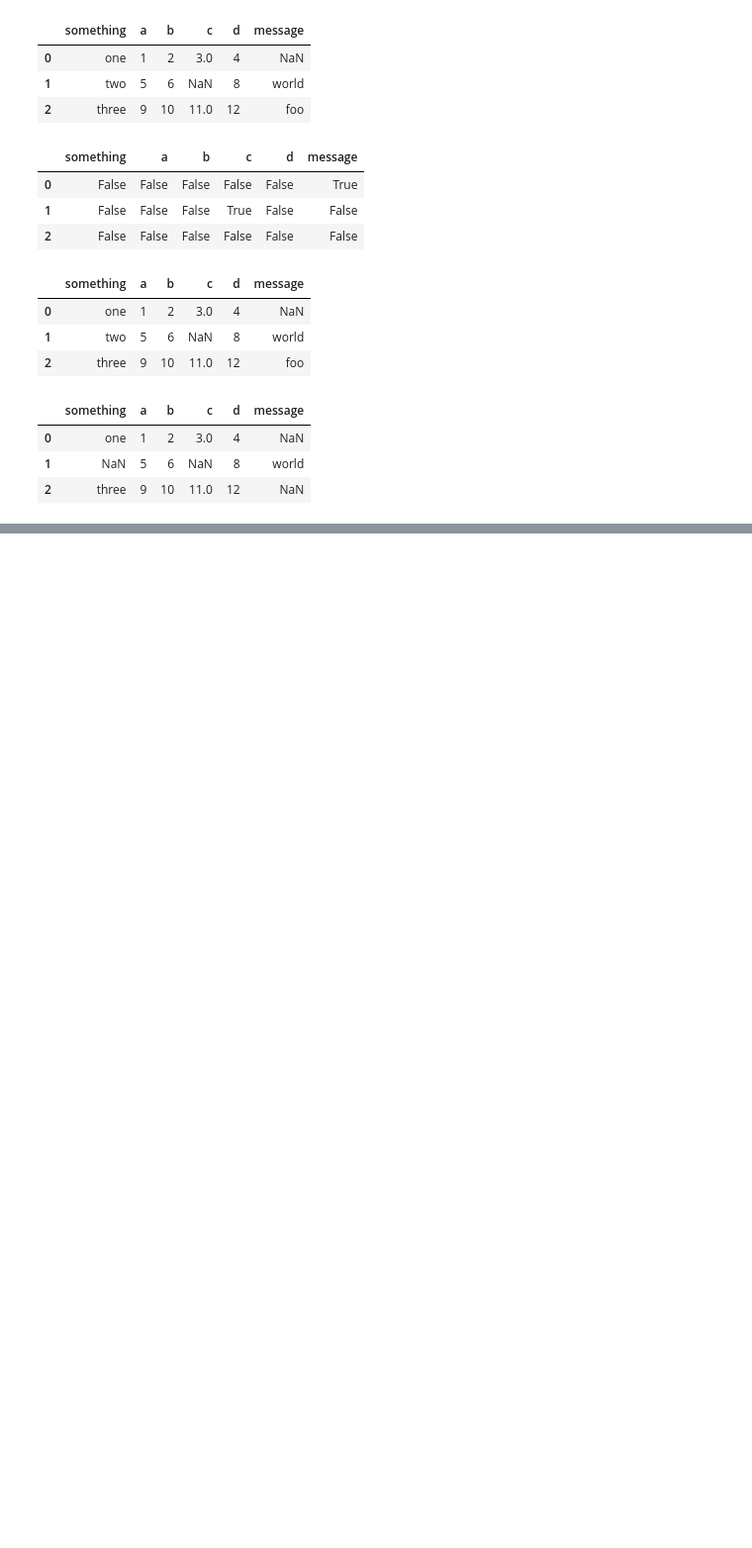
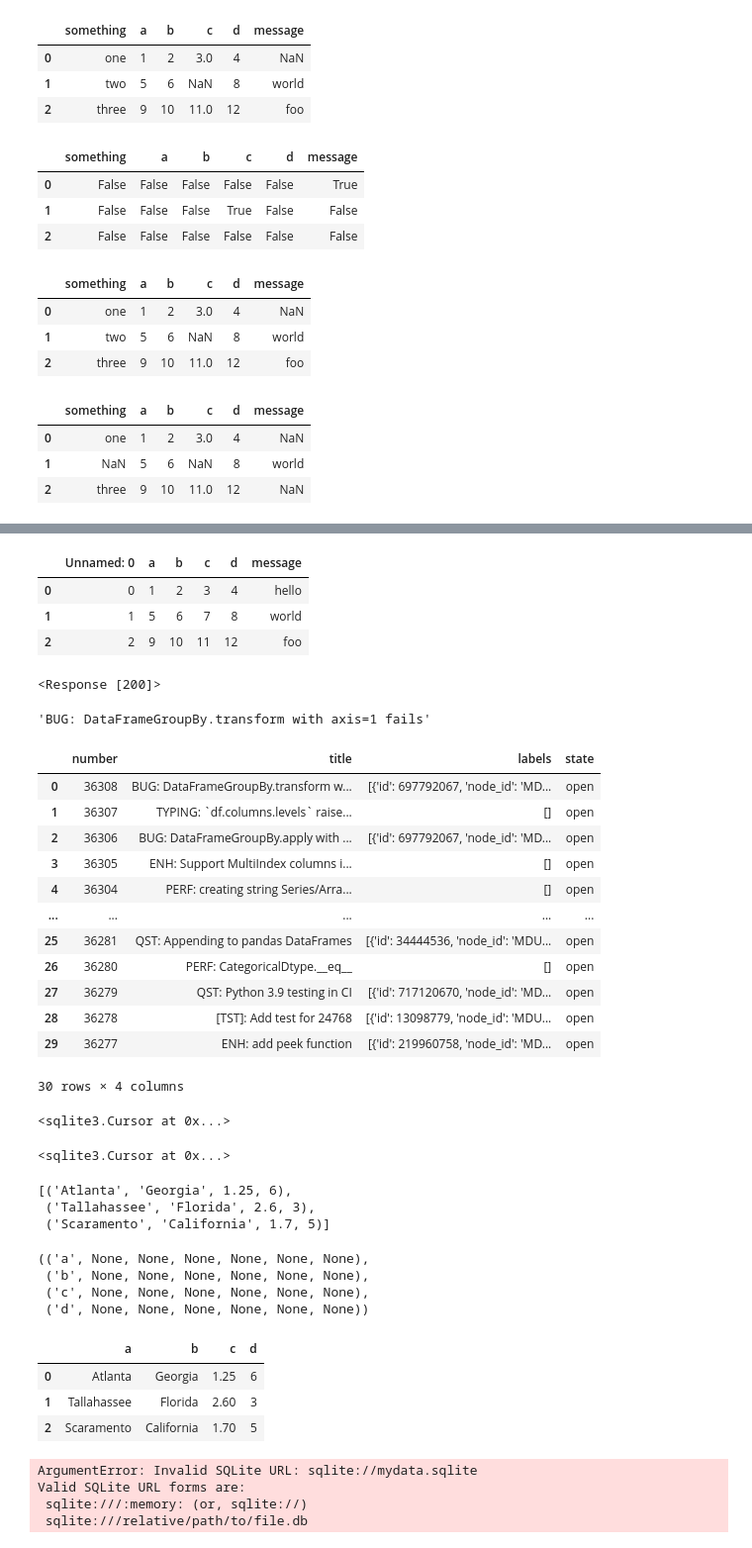
Before and after one commit to bartezz32/pandas-anaconda, a Jupyter notebook: chapter6/IO_and_Files.ipynb, the cells around one changed output, grey strips where cells are left out. Shown: that part at 99% size. Cells and saved outputs as stored; diff of their text form; code cells hidden in the pictures; blank space fills up the shorter version.

```diff
--- a/chapter6/IO_and_Files.ipynb
+++ b/chapter6/IO_and_Files.ipynb
@@ -134,0 +486,8 @@ pd.read_csv("ex5.csv", na_values=sentinels)
+# %%
+xlsx =  pd.ExcelFile('ex1.xlsx')
+pd.read_excel(xlsx,'Sheet1')
+# %% [output]
+|  | Unnamed: 0 | a | b | c | d | message |
+| 0 | 0 | 1 | 2 | 3 | 4 | hello |
+| 1 | 1 | 5 | 6 | 7 | 8 | world |
+| 2 | 2 | 9 | 10 | 11 | 12 | foo |
@@ -134,0 +502,29 @@ pd.read_csv("ex5.csv", na_values=sentinels)
+# %%
+url = 'https://api.github.com/repos/pandas-dev/pandas/issues'
+resp = requests.get(url)
+resp
+# %% [output]
+<Response [200]>
+# %%
+data = resp.json()
+# %%
+data[0]['title']
+# %% [output]
+'BUG: DataFrameGroupBy.transform with axis=1 fails'
+# %%
+issues = pd.DataFrame(data,columns=['number','title','labels','state'])
+issues
+# %% [output]
+|  | number | title | labels | state |
+| 0 | 36308 | BUG: DataFrameGroupBy.transform w... | [{'id': 697792067, 'node_id': 'MD... | open |
+| 1 | 36307 | TYPING: `df.columns.levels` raise... | [] | open |
+| 2 | 36306 | BUG: DataFrameGroupBy.apply with ... | [{'id': 697792067, 'node_id': 'MD... | open |
+| 3 | 36305 | ENH: Support MultiIndex columns i... | [] | open |
+| 4 | 36304 | PERF: creating string Series/Arra... | [] | open |
+| ... | ... | ... | ... | ... |
+| 25 | 36281 | QST: Appending to pandas DataFrames | [{'id': 34444536, 'node_id': 'MDU... | open |
+| 26 | 36280 | PERF: CategoricalDtype.__eq__ | [] | open |
+| 27 | 36279 | QST: Python 3.9 testing in CI | [{'id': 717120670, 'node_id': 'MD... | open |
+| 28 | 36278 | [TST]: Add test for 24768 | [{'id': 13098779, 'node_id': 'MDU... | open |
+| 29 | 36277 | ENH: add peek function | [{'id': 219960758, 'node_id': 'MD... | open |
+30 rows × 4 columns
@@ -134,0 +538,5 @@ pd.read_csv("ex5.csv", na_values=sentinels)
+# %%
+con = sqlite3.connect('mydata.sqlite')
+con.execute(query)
+# %% [output]
+<sqlite3.Cursor at 0x...>
@@ -134,0 +545,8 @@ pd.read_csv("ex5.csv", na_values=sentinels)
+# %%
+data = [('Atlanta','Georgia',1.25,6),
+       ('Tallahassee', 'Florida',2.6,3),
+       ('Scaramento', 'California',1.7,5)]
+stmt = "INSERT INTO test VALUES(?, ?, ?, ?)"
+con.executemany(stmt, data)
+# %% [output]
+<sqlite3.Cursor at 0x...>
@@ -134,0 +555,22 @@ pd.read_csv("ex5.csv", na_values=sentinels)
+# %%
+cursor = con.execute('select * from test')
+rows = cursor.fetchall()
+rows
+# %% [output]
+[('Atlanta', 'Georgia', 1.25, 6),
+ ('Tallahassee', 'Florida', 2.6, 3),
+ ('Scaramento', 'California', 1.7, 5)]
+# %%
+cursor.description
+# %% [output]
+(('a', None, None, None, None, None, None),
+ ('b', None, None, None, None, None, None),
+ ('c', None, None, None, None, None, None),
+ ('d', None, None, None, None, None, None))
+# %%
+pd.DataFrame(rows, columns=[x[0] for x in cursor.description])
+# %% [output]
+|  | a | b | c | d |
+| 0 | Atlanta | Georgia | 1.25 | 6 |
+| 1 | Tallahassee | Florida | 2.60 | 3 |
+| 2 | Scaramento | California | 1.70 | 5 |
@@ -134,0 +579,8 @@ pd.read_csv("ex5.csv", na_values=sentinels)
+# %%
+db = sqla.create_engine('sqlite://mydata.sqlite')
+pd.read_sql('select * from table test', db)
+# %% [output]
+ArgumentError: Invalid SQLite URL: sqlite://mydata.sqlite
+Valid SQLite URL forms are:
+ sqlite:///:memory: (or, sqlite://)
+ sqlite:///relative/path/to/file.db
```
Also changed, not shown: parts of 54 cells of this notebook, 18 other files.
